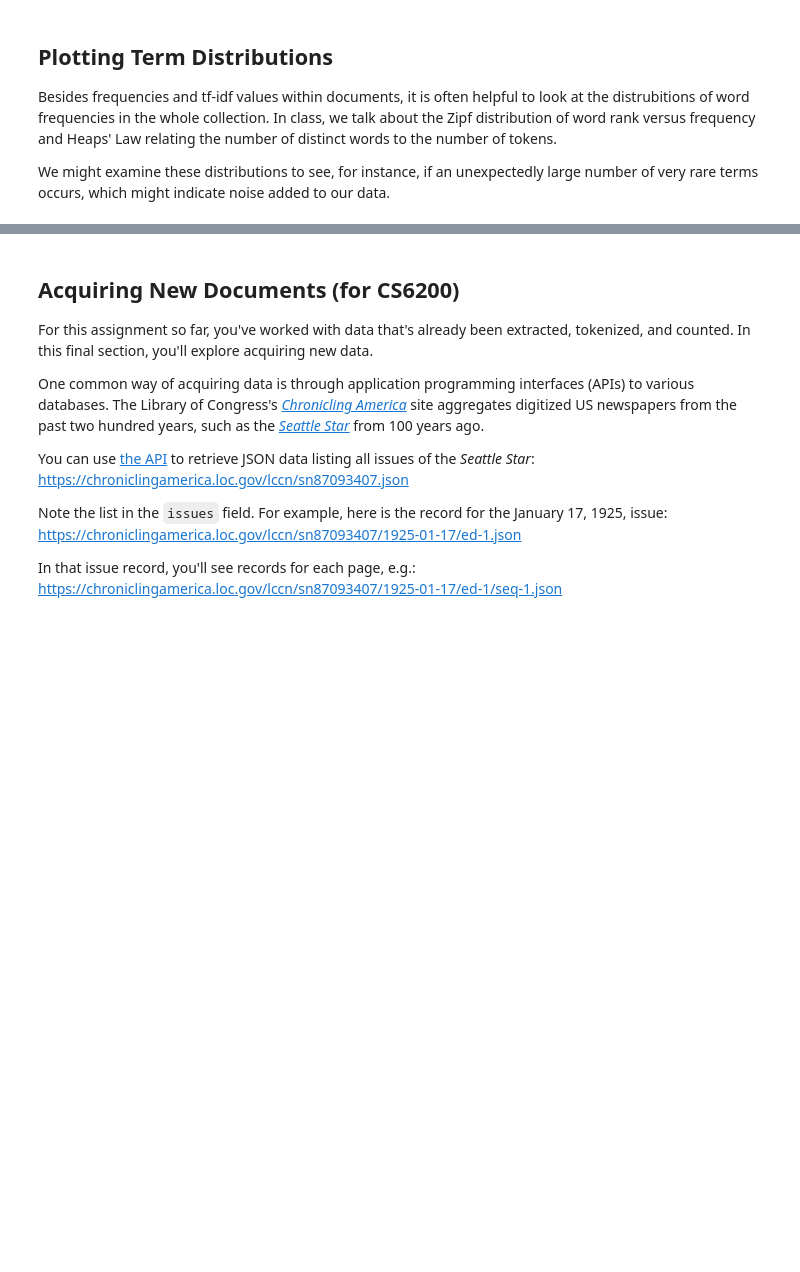
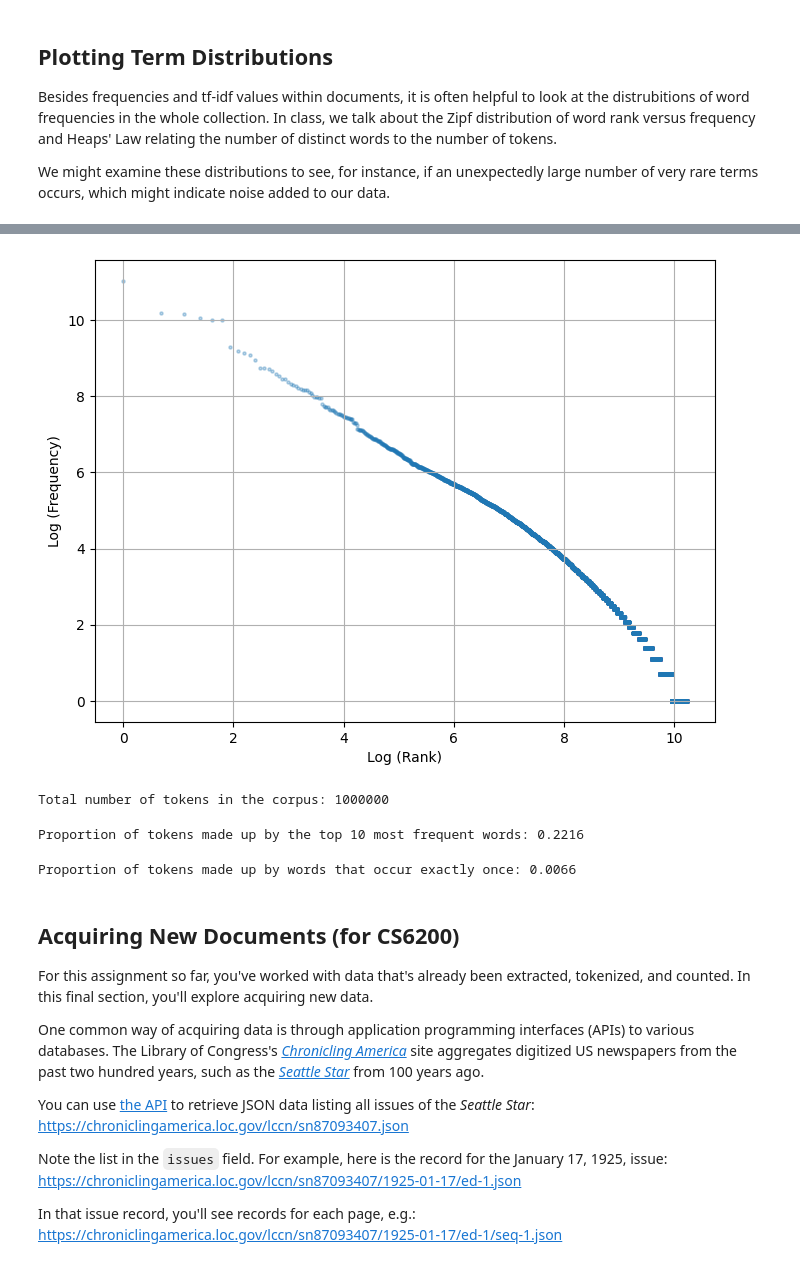
Before and after one commit to Dax1805/cs6200-documents, a Jupyter notebook: term_statistics.ipynb, the cells around one changed output, grey strips where cells are left out. Saved outputs shown, nothing was run; the diff lists cells and outputs as text; code cells hidden in the pictures; blank space fills up the shorter version.

```diff
--- a/term_statistics.ipynb
+++ b/term_statistics.ipynb
@@ -58,2 +110,13 @@ Feel free to define helper functions in your code before computing the statistic
 # %%
 # TODO: Print the 10 terms with the highest total count in the corpus.
+
+corpus_term_counts = Counter()
+
+for doc_id, term_counts in documents.items():
+    corpus_term_counts.update(term_counts)
+
+top_corpus_terms = corpus_term_counts.most_common(10)
+
+print("Top 10 terms in the corpus:")
+for term, count in top_corpus_terms:
+    print(f"{term}: {count}")
@@ -69,3 +167,10 @@ df = dict()
 # %%
 # TODO: Print the relative document frequency of 'the',
 # i.e., the number of documents that contain 'the' divided by N.
+term = "the"
+
+if term in df:
+    relative_df = df[term] / N  # Compute relative document frequency
+    print(f"Relative document frequency of '{term}': {relative_df:.4f}")
+else:
+    print(f"Term '{term}' not found in the corpus.")
@@ -91,4 +257,14 @@ We might examine these distributions to see, for instance, if an unexpectedly la
 # %%
 # TODO: Compute a list of the distinct words in this collection and sort it in descending order of frequency.
 # Thus frequency[0] should contain the word "the" and the count 62216.
-frequency = []
+
+corpus_term_counts = Counter()
+
+for term_counts in documents.values():
+    corpus_term_counts.update(term_counts)
+
+frequency = sorted(corpus_term_counts.items(), key=lambda x: x[1], reverse=True)
+
+print("Top 10 most frequent words in the corpus:")
+for term, count in frequency[:10]:
+    print(f"{term}: {count}")
@@ -95,18 +283,49 @@ frequency = []
 # %%
 # TODO: Plot a graph of the log of the rank (starting at 1) on the x-axis,
 # against the log of the frequency on the y-axis. You may use the matplotlib
 # or other library.
+
+import matplotlib.pyplot as plt
+import numpy as np
+
+ranks = np.log(np.arange(1, len(frequency) + 1))
+frequencies = np.log([count for _, count in frequency])
+
+plt.figure(figsize=(8, 6))
+plt.scatter(ranks, frequencies, alpha=0.3, s=5)
+plt.xlabel("Log (Rank)")
+plt.ylabel("Log (Frequency)")
+plt.grid(True)
+
+plt.show()
+# %% [output]
+[figure, added]
 # %%
 # TODO: Compute the number of tokens in the corpus.
 # Remember to count each occurrence of each word. For instance, the 62,216
 # instances of "the" will all count here.
-ntokens = 0
+ntokens = sum(count for _, count in frequency)
+print(f"Total number of tokens: {ntokens}")
+# %% [output]
+Total number of tokens in the corpus: 1000000
 # %%
 # TODO: Compute the proportion of tokens made up by the top 10 most
 # frequent words.
+top_10_count = sum(count for _, count in frequency[:10])
+proportion_top_10 = top_10_count / ntokens
+
+print(f"Proportion of tokens made up by the top 10 most frequent words: {proportion_top_10:.4f}")
+# %% [output]
+Proportion of tokens made up by the top 10 most frequent words: 0.2216
 # %%
 # TODO: Compute the proportion of tokens made up by the words that occur
 # exactly once in this collection.
+One = [count for _, count in frequency if count == 1]
+One_token_count = sum(One)
+proportion_One = One_token_count / ntokens
+print(f"Proportion of tokens made up by words that occur exactly once: {proportion_One:.4f}")
+# %% [output]
+Proportion of tokens made up by words that occur exactly once: 0.0066
 # %% [markdown]
 ## Acquiring New Documents (for CS6200)
 
```
Also changed, not shown: parts of 19 cells of this notebook.
